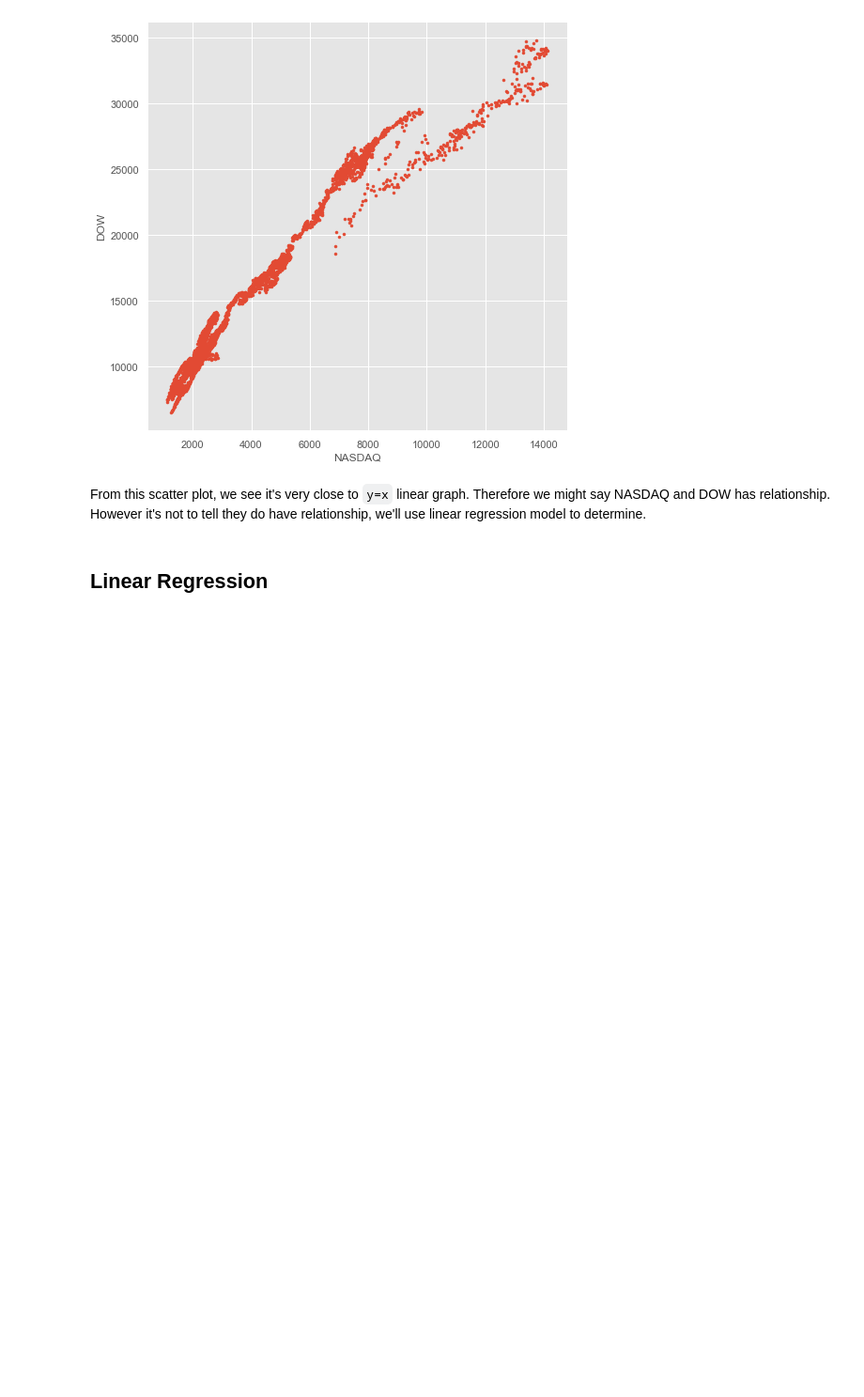
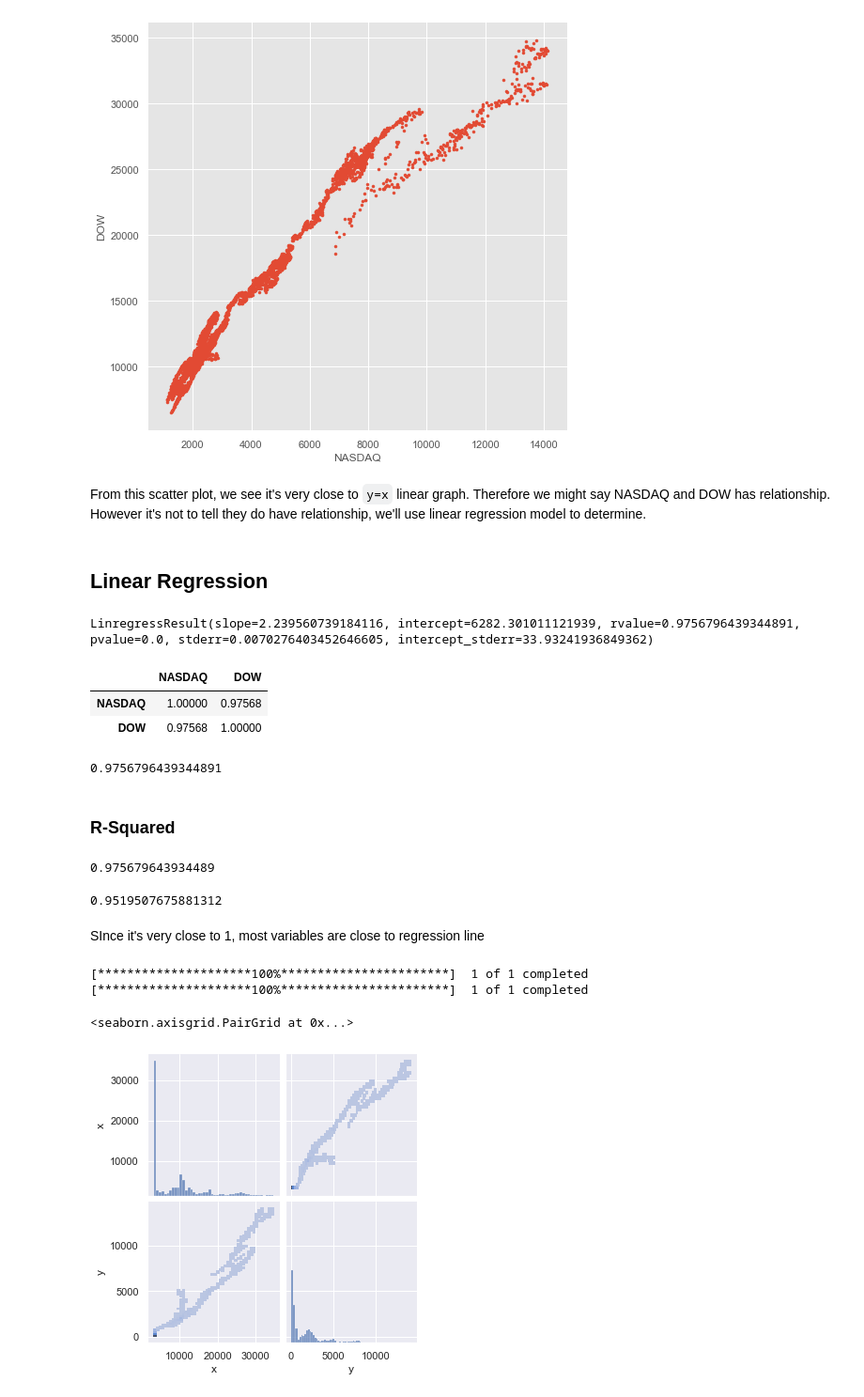
Before and after one commit to Rsych/Finance-Portfolio-Maker, a Jupyter notebook: Financial data analysis with Pandas and Yfinance.ipynb, the cells around one changed output. Shown: that part at 94% size. Cells and saved outputs as stored; diff of their text form; code cells hidden in the pictures; blank space fills up the shorter version.

Commit message:
reg plot

```diff
--- a/Financial data analysis with Pandas and Yfinance.ipynb
+++ b/Financial data analysis with Pandas and Yfinance.ipynb
@@ -264,3 +264,51 @@ plt.show()
 From this scatter plot, we see it's very close to `y=x` linear graph. Therefore we might say NASDAQ and DOW has relationship. However it's not to tell they do have relationship, we'll use linear regression model to determine.
 # %% [markdown]
 ## Linear Regression
+# %%
+from scipy import stats
+
+regr = stats.linregress(df['NASDAQ'], df['DOW'])
+regr
+# %% [output]
+LinregressResult(slope=2.239560739184116, intercept=6282.301011121939, rvalue=0.9756796439344891, pvalue=0.0, stderr=0.0070276403452646605, intercept_stderr=33.93241936849362)
+# %%
+df.corr()
+# %% [output]
+|  | NASDAQ | DOW |
+| NASDAQ | 1.00000 | 0.97568 |
+| DOW | 0.97568 | 1.00000 |
+# %%
+df['DOW'].corr(df['NASDAQ']) # same as df.DOW.corr(df.NASDAQ)
+# %% [output]
+0.9756796439344891
+# %% [markdown]
+### R-Squared
+# %%
+r_value = df['NASDAQ'].corr(df['DOW'])
+r_value
+# %% [output]
+0.975679643934489
+# %%
+r_squared = r_value ** 2
+r_squared
+# %% [output]
+0.9519507675881312
+# %% [markdown]
+SInce it's very close to 1, most variables are close to regression line
+# %%
+
+
+nasdaq = pdr.get_data_yahoo('^IXIC')
+dow = pdr.get_data_yahoo('^DJI')
+
+df = pd.DataFrame({'x' : dow['Close'], 'y': nasdaq['Close']})
+df = df.fillna(method='bfill')
+df = df.fillna(method='ffill')
+
+#ax = sns.lmplot(x='x', y='y', data=df, order=2)
+sns.pairplot(df, kind="hist")
+# %% [output]
+[*********************100%***********************]  1 of 1 completed
+[*********************100%***********************]  1 of 1 completed
+<seaborn.axisgrid.PairGrid at 0x...>
+[figure, added]
```
Also changed, not shown: parts of 4 cells of this notebook.
